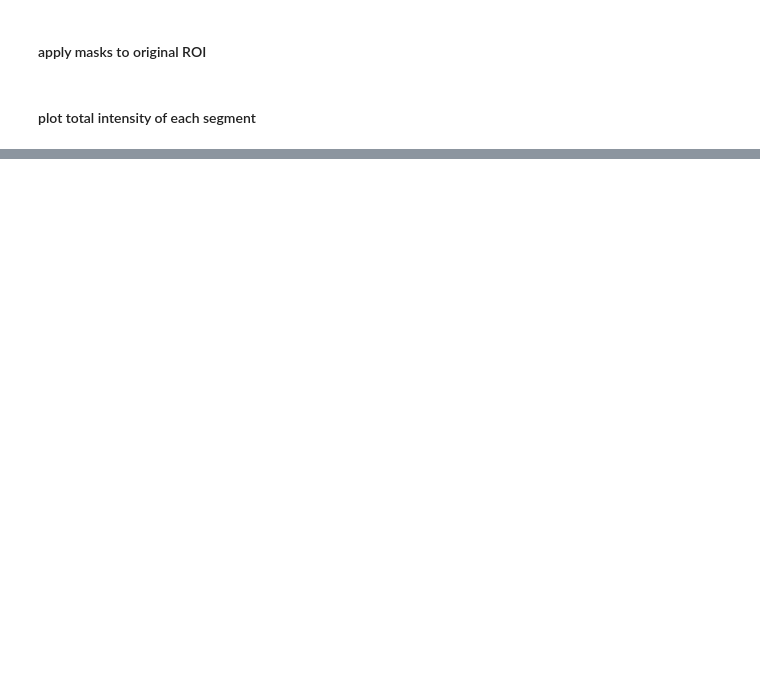
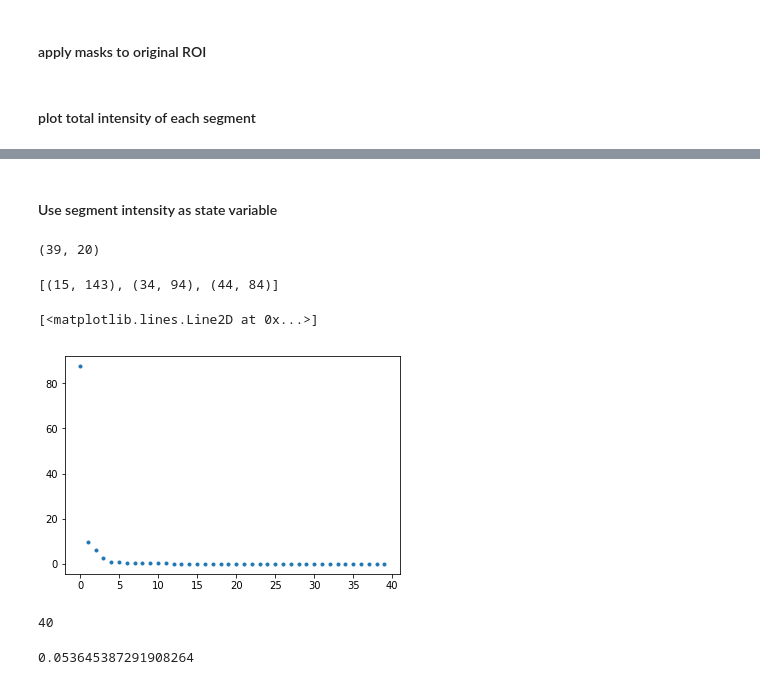
Before and after one commit to johnhainline/sparsedynamics, a Jupyter notebook: python_implementation/test_dynamics.ipynb, the cells around one changed output, grey strips where cells are left out. Drawn from its saved outputs; the diff is of its cells as text; code cells hidden in the pictures; blank space fills up the shorter version.

```diff
--- a/python_implementation/test_dynamics.ipynb
+++ b/python_implementation/test_dynamics.ipynb
@@ -63,0 +94,2 @@ sdf.plot(figsize=(18, 16),marker='.')
+# %% [markdown]
+#### Use segment intensity as state variable
@@ -63,0 +101,18 @@ sdf.plot(figsize=(18, 16),marker='.')
+# %%
+X.shape
+# %% [output]
+(39, 20)
+# %%
+roi_lims
+# %% [output]
+[(15, 143), (34, 94), (44, 84)]
+# %%
+X = roi.reshape(128*60*40,40)
+# %%
+U,S,V = np.linalg.svd(X.T.dot(X))
+# %%
+import matplotlib.pyplot as plt
+plt.plot(np.arange(40),S,'.')
+# %% [output]
+[<matplotlib.lines.Line2D at 0x...>]
+[figure, added]
@@ -63,0 +121,8 @@ sdf.plot(figsize=(18, 16),marker='.')
+# %%
+len(my_img.params.frame_duration)
+# %% [output]
+40
+# %%
+new_rois[4].max()
+# %% [output]
+0.053645387291908264
```
Also changed, not shown: parts of 13 cells of this notebook, 1 other file.
